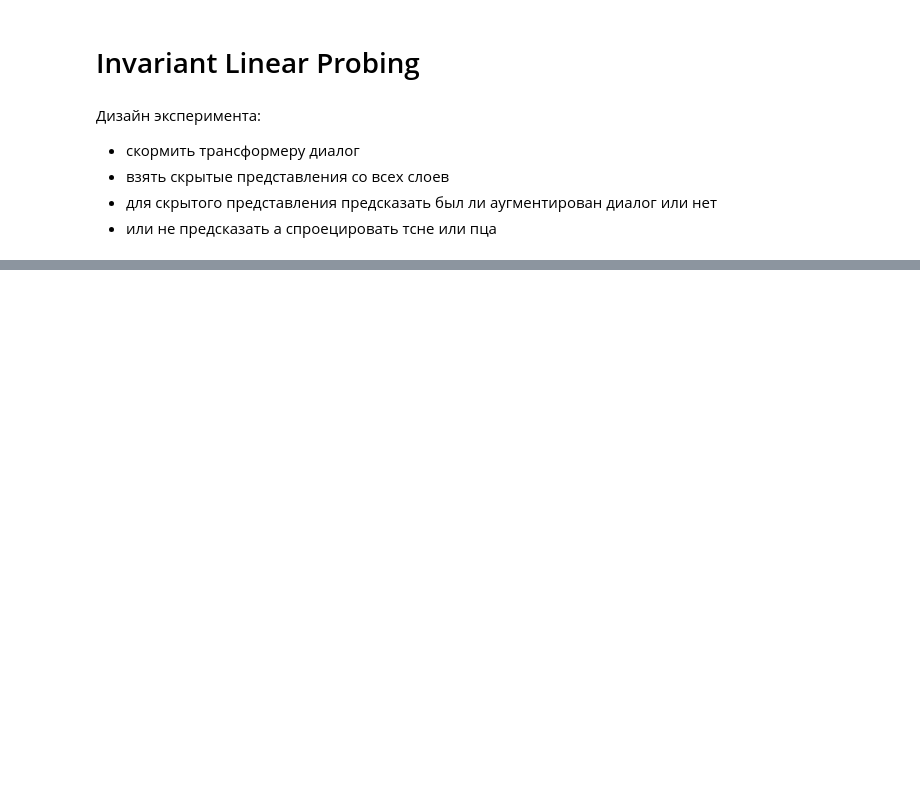
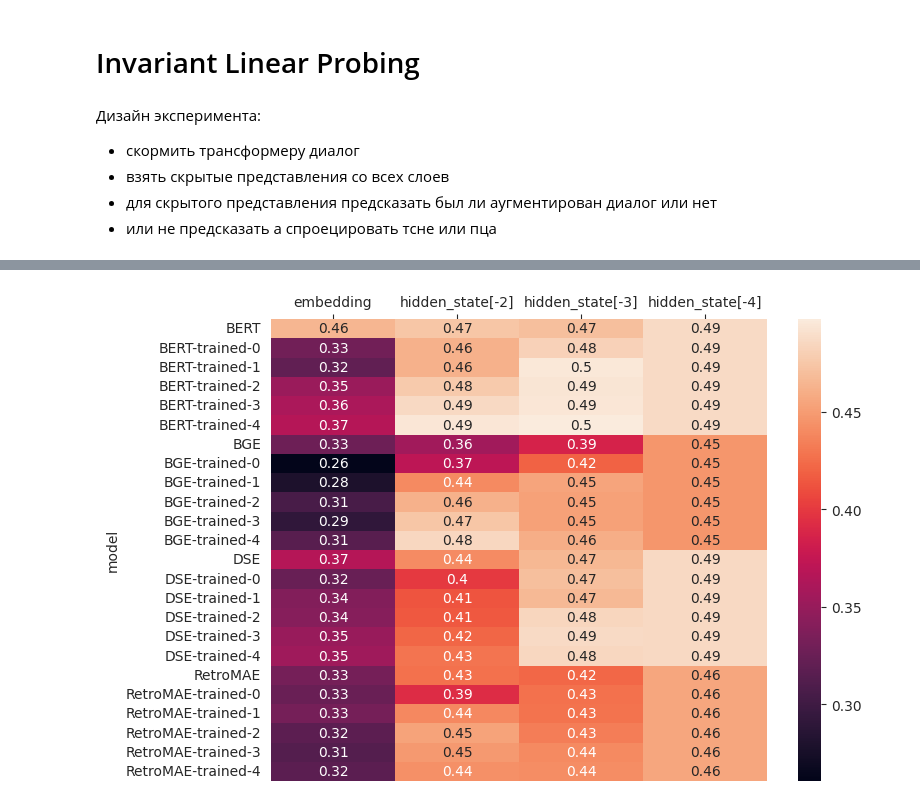
Before and after one commit to voorhs/dialogue-augmentation, a Jupyter notebook: invariant-probing.ipynb, the cells around one changed output, grey strips where cells are left out. Saved outputs shown, nothing was run; the diff lists cells and outputs as text; code cells hidden in the pictures; blank space fills up the shorter version.

```diff
--- a/invariant-probing.ipynb
+++ b/invariant-probing.ipynb
@@ -136,0 +94,4 @@ aug_prediction([dataset, dataset_aug, dataset_aug2])
+# %%
+hidden_states('20nn')
+# %% [output]
+[figure, added]
```
Also changed, not shown: parts of 21 cells of this notebook, 1 other file.
